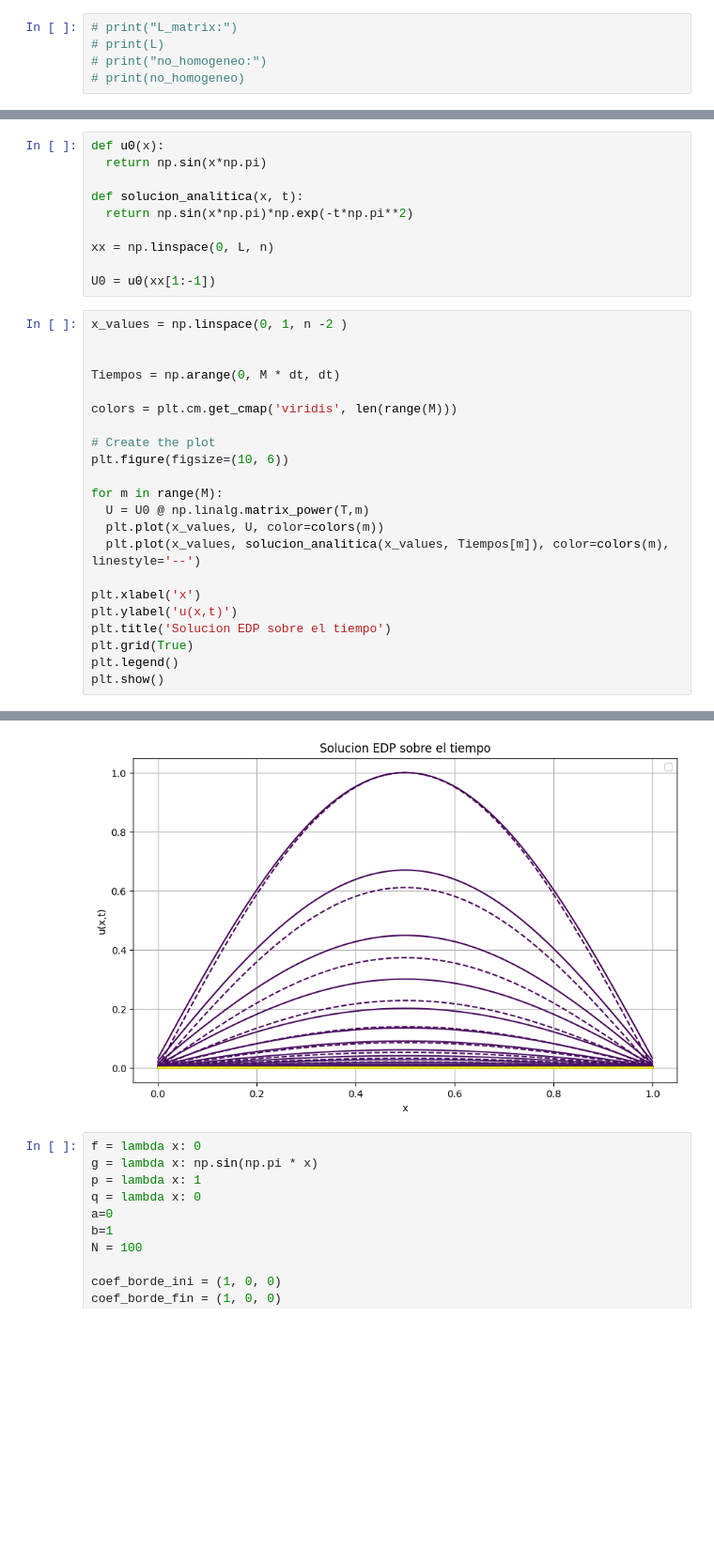
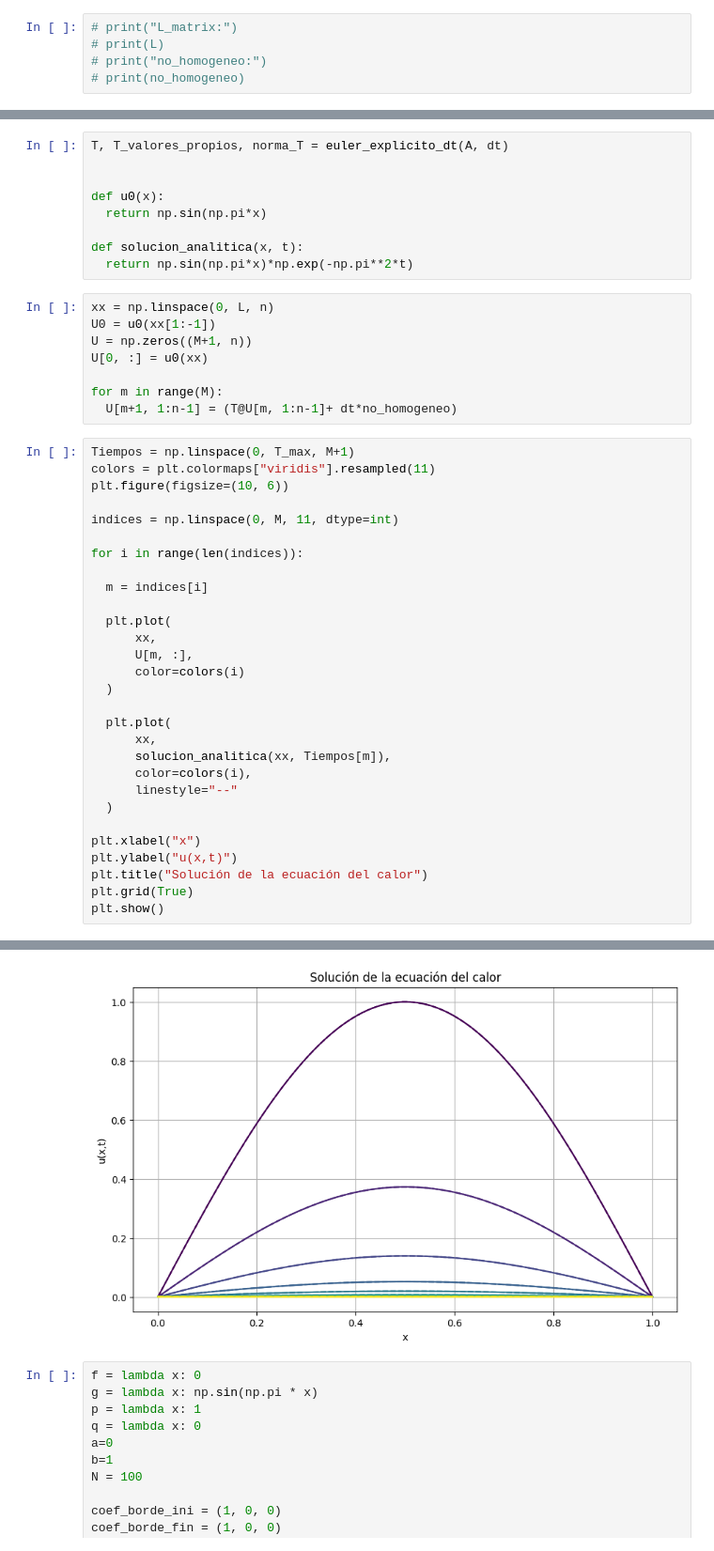
Before and after one commit to Cris-19-77-99/EDP, a Jupyter notebook: Métodos_Numericos_EDP.ipynb, the cells around one changed output, grey strips where cells are left out. Shown at 94% size. Saved outputs shown, nothing was run; the diff lists cells and outputs as text; blank space fills up the shorter version.

```diff
--- a/Métodos_Numericos_EDP.ipynb
+++ b/Métodos_Numericos_EDP.ipynb
@@ -373,33 +376,47 @@ T, T_valores_propios, norma_T = euler_explicito_dt(A, dt)
 # %%
+T, T_valores_propios, norma_T = euler_explicito_dt(A, dt)
+
+
 def u0(x):
-  return np.sin(x*np.pi)
+  return np.sin(np.pi*x)
 
 def solucion_analitica(x, t):
-  return np.sin(x*np.pi)*np.exp(-t*np.pi**2)
-
-xx = np.linspace(0, L, n)
-
-U0 = u0(xx[1:-1])
+  return np.sin(np.pi*x)*np.exp(-np.pi**2*t)
+# %%
+xx = np.linspace(0, L, n)
+U0 = u0(xx[1:-1])
+U = np.zeros((M+1, n))
+U[0, :] = u0(xx)
+
+for m in range(M):
+  U[m+1, 1:n-1] = (T@U[m, 1:n-1]+ dt*no_homogeneo)
 # %%
-x_values = np.linspace(0, 1, n -2 )
-
-
-Tiempos = np.arange(0, M * dt, dt)
-
-colors = plt.cm.get_cmap('viridis', len(range(M)))
-
-# Create the plot
+Tiempos = np.linspace(0, T_max, M+1)
+colors = plt.colormaps["viridis"].resampled(11)
 plt.figure(figsize=(10, 6))
 
-for m in range(M):
-  U = U0 @ np.linalg.matrix_power(T,m)
-  plt.plot(x_values, U, color=colors(m))
-  plt.plot(x_values, solucion_analitica(x_values, Tiempos[m]), color=colors(m), linestyle='--')
+indices = np.linspace(0, M, 11, dtype=int)
 
-plt.xlabel('x')
-plt.ylabel('u(x,t)')
-plt.title('Solucion EDP sobre el tiempo')
+for i in range(len(indices)):
+
+  m = indices[i]
+
+  plt.plot(
+      xx,
+      U[m, :],
+      color=colors(i)
+  )
+
+  plt.plot(
+      xx,
+      solucion_analitica(xx, Tiempos[m]),
+      color=colors(i),
+      linestyle="--"
+  )
+
+plt.xlabel("x")
+plt.ylabel("u(x,t)")
+plt.title("Solución de la ecuación del calor")
 plt.grid(True)
-plt.legend()
 plt.show()
 # %% [output]
@@ -407,4 +423,4 @@ WARNING:matplotlib.legend:No artists with labels found to put in legend.  Note t
-[figure, old version]
+[figure, new version]
 # %%
 f = lambda x: 0
 g = lambda x: np.sin(np.pi * x)
```
Also changed, not shown: parts of 5 cells of this notebook.
